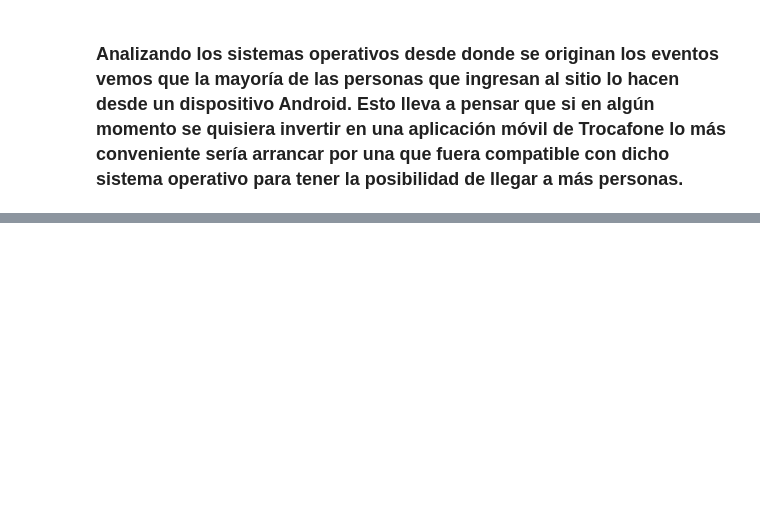
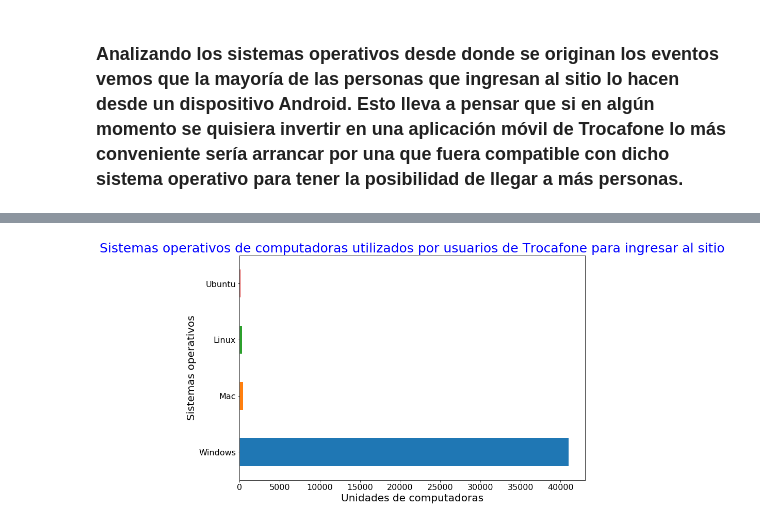
Before and after one commit to facundocenizo/datos_tp1, a Jupyter notebook: Análisis de los Sistemas Operativos.ipynb, the cells around one changed output, grey strips where cells are left out. Cells and saved outputs as stored; diff of their text form; code cells hidden in the pictures; blank space fills up the shorter version.

```diff
--- a/Análisis de los Sistemas Operativos.ipynb
+++ b/Análisis de los Sistemas Operativos.ipynb
@@ -49,2 +63,7 @@ plt.show()
 # %% [markdown]
 ### Analizando los sistemas operativos desde donde se originan los eventos vemos que la mayoría de las personas que ingresan al sitio lo hacen desde un dispositivo Android. Esto lleva a pensar que si en algún momento se quisiera invertir en una aplicación móvil de Trocafone lo más conveniente sería arrancar por una que fuera compatible con dicho sistema operativo para tener la posibilidad de llegar a más personas.
+# %%
+#Sistemas operativos utilizados en Computadoras
+eventosSO = eventos[["device_type", "operating_system_version"]]
+computadoras = eventosSO.loc[eventosSO["device_type"]=="Computer"]
+computadoras["operating_system_version"].unique()
@@ -50,0 +82,6 @@ plt.show()
+# %%
+computadoras = computadoras.loc[computadoras["operating_system_version"] != "Other "]
+computadoras["Sistema operativo"] = computadoras.apply( lambda x: str(x["operating_system_version"]).split()[0], axis = 1)
+sisOpComputadoras = computadoras["Sistema operativo"].value_counts().reset_index()
+sisOpComputadoras.columns = ['Sistema operativo','cantidad']
+sisOpComputadoras
@@ -50,0 +94,8 @@ plt.show()
+# %%
+plot = computadoras["Sistema operativo"].value_counts().plot(kind="barh",figsize=(12,8), fontsize=16)
+plot.set_xlabel("Unidades de computadoras",fontsize=20)
+plot.set_ylabel("Sistemas operativos",fontsize=20)
+plot.set_title("Sistemas operativos de computadoras utilizados por usuarios de Trocafone para ingresar al sitio", fontsize=25,color ="blue")
+plt.show()
+# %% [output]
+[figure, added]
```
Also changed, not shown: parts of 7 cells of this notebook.
